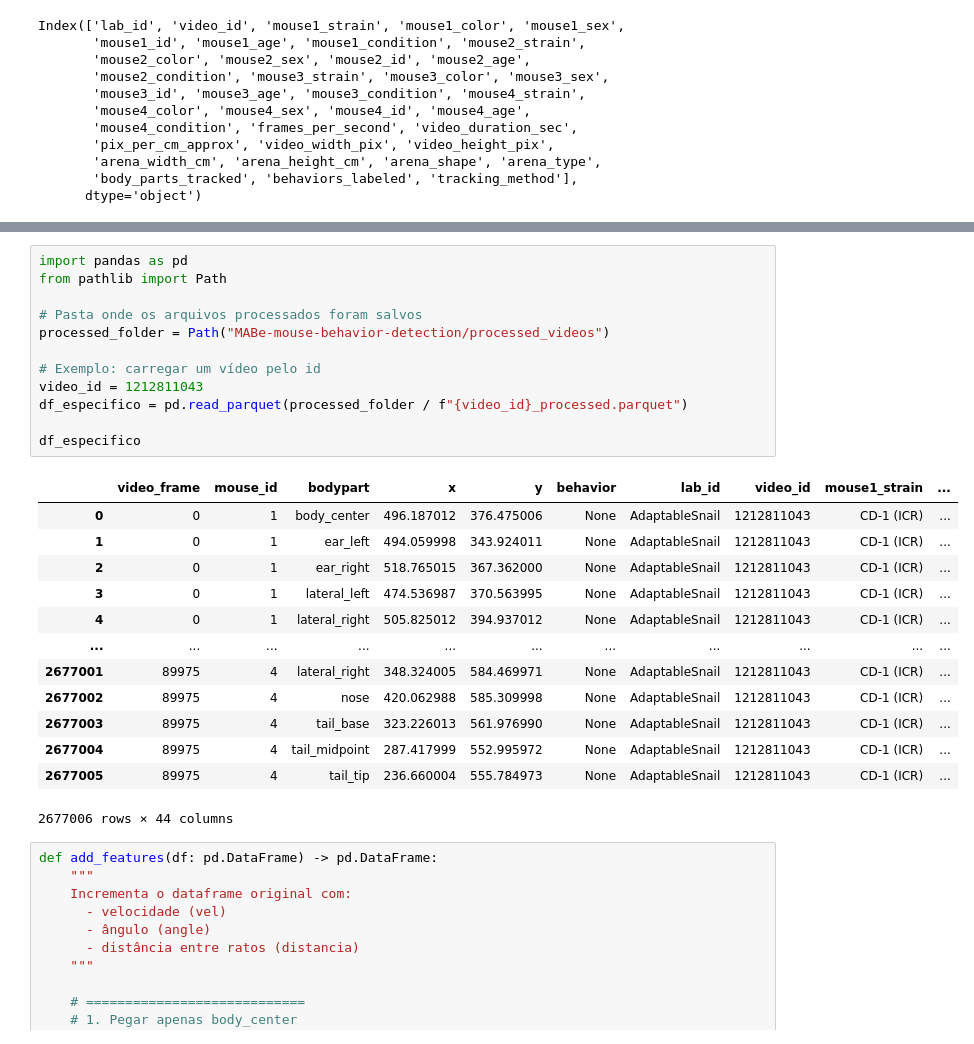
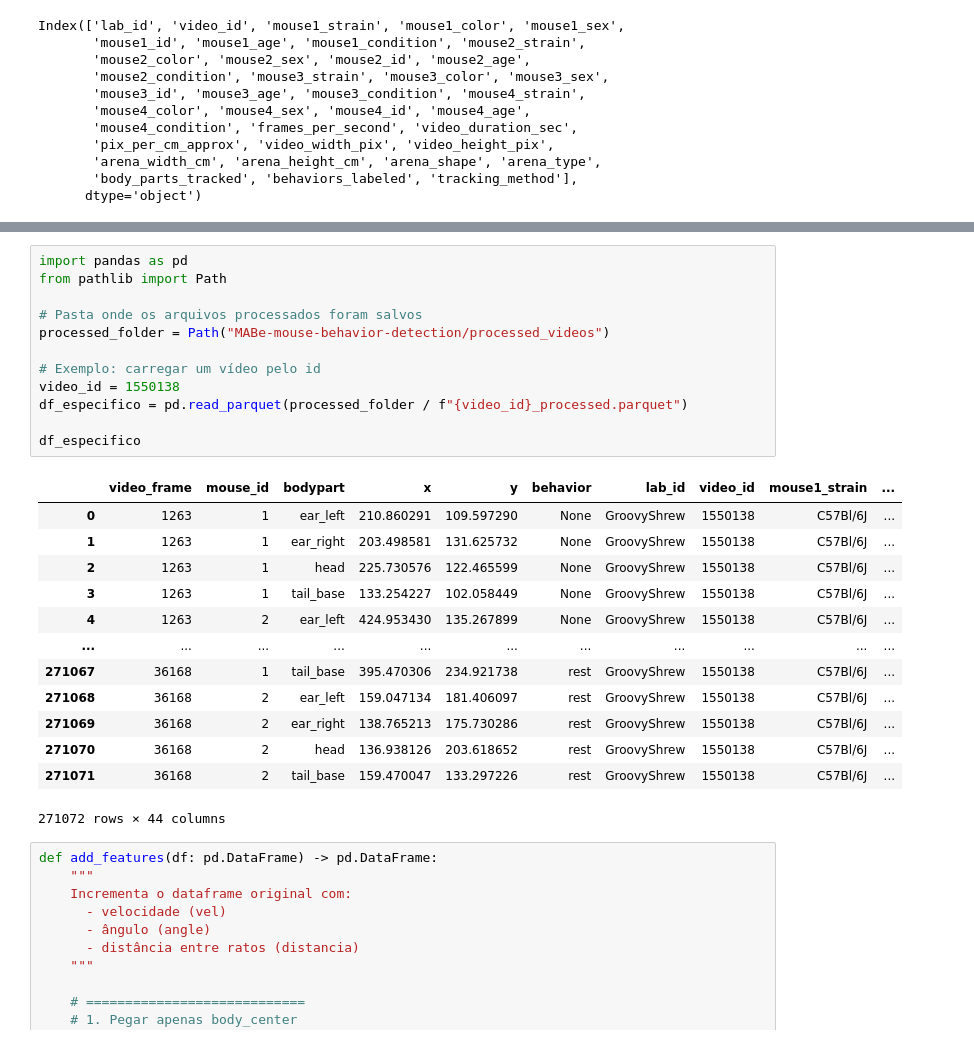
Before and after one commit to Lucas-023/ratos, a Jupyter notebook: ratos_1.ipynb, the cells around one changed output, grey strips where cells are left out. Saved outputs shown, nothing was run; the diff lists cells and outputs as text.

```diff
--- a/ratos_1.ipynb
+++ b/ratos_1.ipynb
@@ -126,29 +133,29 @@ Vídeo 1223664597 processado e salvo.
 # %%
 import pandas as pd
 from pathlib import Path
 
 # Pasta onde os arquivos processados foram salvos
 processed_folder = Path("MABe-mouse-behavior-detection/processed_videos")
 
 # Exemplo: carregar um vídeo pelo id
-video_id = 1212811043
+video_id = 1550138
 df_especifico = pd.read_parquet(processed_folder / f"{video_id}_processed.parquet")
 
 df_especifico
 # %% [output]
 |  | video_frame | mouse_id | bodypart | x | y | behavior | lab_id | video_id | mouse1_strain | ... |
-| 0 | 0 | 1 | body_center | 496.187012 | 376.475006 | None | AdaptableSnail | 1212811043 | CD-1 (ICR) | ... |
-| 1 | 0 | 1 | ear_left | 494.059998 | 343.924011 | None | AdaptableSnail | 1212811043 | CD-1 (ICR) | ... |
-| 2 | 0 | 1 | ear_right | 518.765015 | 367.362000 | None | AdaptableSnail | 1212811043 | CD-1 (ICR) | ... |
-| 3 | 0 | 1 | lateral_left | 474.536987 | 370.563995 | None | AdaptableSnail | 1212811043 | CD-1 (ICR) | ... |
-| 4 | 0 | 1 | lateral_right | 505.825012 | 394.937012 | None | AdaptableSnail | 1212811043 | CD-1 (ICR) | ... |
+| 0 | 1263 | 1 | ear_left | 210.860291 | 109.597290 | None | GroovyShrew | 1550138 | C57Bl/6J | ... |
+| 1 | 1263 | 1 | ear_right | 203.498581 | 131.625732 | None | GroovyShrew | 1550138 | C57Bl/6J | ... |
+| 2 | 1263 | 1 | head | 225.730576 | 122.465599 | None | GroovyShrew | 1550138 | C57Bl/6J | ... |
+| 3 | 1263 | 1 | tail_base | 133.254227 | 102.058449 | None | GroovyShrew | 1550138 | C57Bl/6J | ... |
+| 4 | 1263 | 2 | ear_left | 424.953430 | 135.267899 | None | GroovyShrew | 1550138 | C57Bl/6J | ... |
 | ... | ... | ... | ... | ... | ... | ... | ... | ... | ... | ... |
-| 2677001 | 89975 | 4 | lateral_right | 348.324005 | 584.469971 | None | AdaptableSnail | 1212811043 | CD-1 (ICR) | ... |
-| 2677002 | 89975 | 4 | nose | 420.062988 | 585.309998 | None | AdaptableSnail | 1212811043 | CD-1 (ICR) | ... |
-| 2677003 | 89975 | 4 | tail_base | 323.226013 | 561.976990 | None | AdaptableSnail | 1212811043 | CD-1 (ICR) | ... |
-| 2677004 | 89975 | 4 | tail_midpoint | 287.417999 | 552.995972 | None | AdaptableSnail | 1212811043 | CD-1 (ICR) | ... |
-| 2677005 | 89975 | 4 | tail_tip | 236.660004 | 555.784973 | None | AdaptableSnail | 1212811043 | CD-1 (ICR) | ... |
+| 271067 | 36168 | 1 | tail_base | 395.470306 | 234.921738 | rest | GroovyShrew | 1550138 | C57Bl/6J | ... |
+| 271068 | 36168 | 2 | ear_left | 159.047134 | 181.406097 | rest | GroovyShrew | 1550138 | C57Bl/6J | ... |
+| 271069 | 36168 | 2 | ear_right | 138.765213 | 175.730286 | rest | GroovyShrew | 1550138 | C57Bl/6J | ... |
+| 271070 | 36168 | 2 | head | 136.938126 | 203.618652 | rest | GroovyShrew | 1550138 | C57Bl/6J | ... |
+| 271071 | 36168 | 2 | tail_base | 159.470047 | 133.297226 | rest | GroovyShrew | 1550138 | C57Bl/6J | ... |
-2677006 rows × 44 columns
+271072 rows × 44 columns
 # %%
 def add_features(df: pd.DataFrame) -> pd.DataFrame:
     """
```
Also changed, not shown: parts of 8 cells of this notebook.
